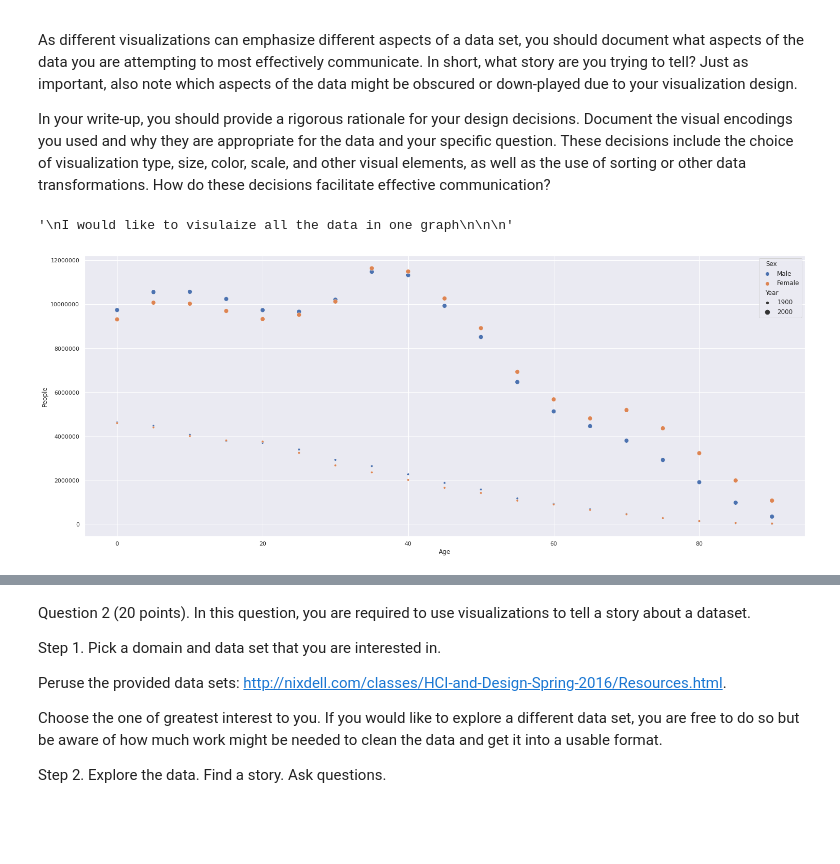
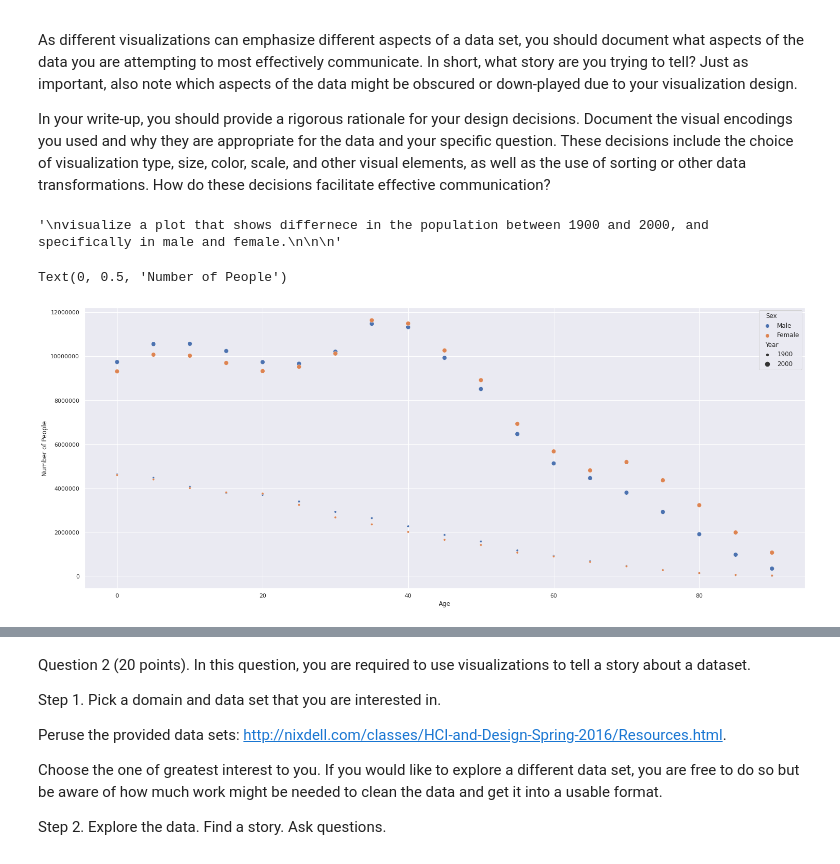
Before and after one commit to NMKUNT/MohanKrishna_INFO5502_Spring2022, a Jupyter notebook: lab_assignment_05_with_solutions.ipynb, the cells around one changed output, grey strips where cells are left out. Saved outputs shown, nothing was run; the diff lists cells and outputs as text; code cells hidden in the pictures; blank space fills up the shorter version.

```diff
--- a/lab_assignment_05_with_solutions.ipynb
+++ b/lab_assignment_05_with_solutions.ipynb
@@ -27,35 +27,38 @@ While you must use the data set given, you are free to transform the data as you
 As different visualizations can emphasize different aspects of a data set, you should document what aspects of the data you are attempting to most effectively communicate. In short, what story are you trying to tell? Just as important, also note which aspects of the data might be obscured or down-played due to your visualization design.
 
 In your write-up, you should provide a rigorous rationale for your design decisions. Document the visual encodings you used and why they are appropriate for the data and your specific question. These decisions include the choice of visualization type, size, color, scale, and other visual elements, as well as the use of sorting or other data transformations. How do these decisions facilitate effective communication?
-# %%
-# Your answer here (question + explanation):
-
-'''
-I would like to visulaize all the data in one graph
-
-
-'''
-# %% [output]
-'\nI would like to visulaize all the data in one graph\n\n\n'
+# %%
+# Your answer here (question + explanation):
+
+'''
+visualize a plot that shows differnece in the population between 1900 and 2000, and specifically in male and female.
+
+
+'''
+# %% [output]
+'\nvisualize a plot that shows differnece in the population between 1900 and 2000, and specifically in male and female.\n\n\n'
 # %%
 # Your answer here (python code + explanation):
 
 import seaborn as sns
 import numpy as np
 import matplotlib.pyplot as plt
 import random
 import pandas as pan
+import matplotlib
 
 
 df = pan.read_csv ('/content/lab_assignment_05_census.csv')
-for i in df.index:
+for i in df.index:  # replacing 1 with male and 2 with female in our dataset
   if df['Sex'][i]==1:
      df['Sex'][i]='Male'
   else:
     df['Sex'][i]='Female'
 
-sns.set(rc={'figure.figsize':(25,10)})
-plt.ticklabel_format(style='plain', axis='y')
-ax = sns.scatterplot(x="Age", y="People", data=df, hue = 'Sex', size = 'Year')
+sns.set(rc={'figure.figsize':(25,10)}) # settign the output size of the scatterplot
+plt.ticklabel_format(style='plain', axis='y') # To print the complete number on y axis instead of e^7
+ax = sns.scatterplot(x="Age", y="People", data=df, hue = 'Sex', size = 'Year') # this plots our graph
+plt.ylabel("Number of People") # renaming Y lable
 # %% [output]
+Text(0, 0.5, 'Number of People')
-[figure, old version]
+[figure, new version]
```
Also changed, not shown: parts of 23 cells of this notebook.
